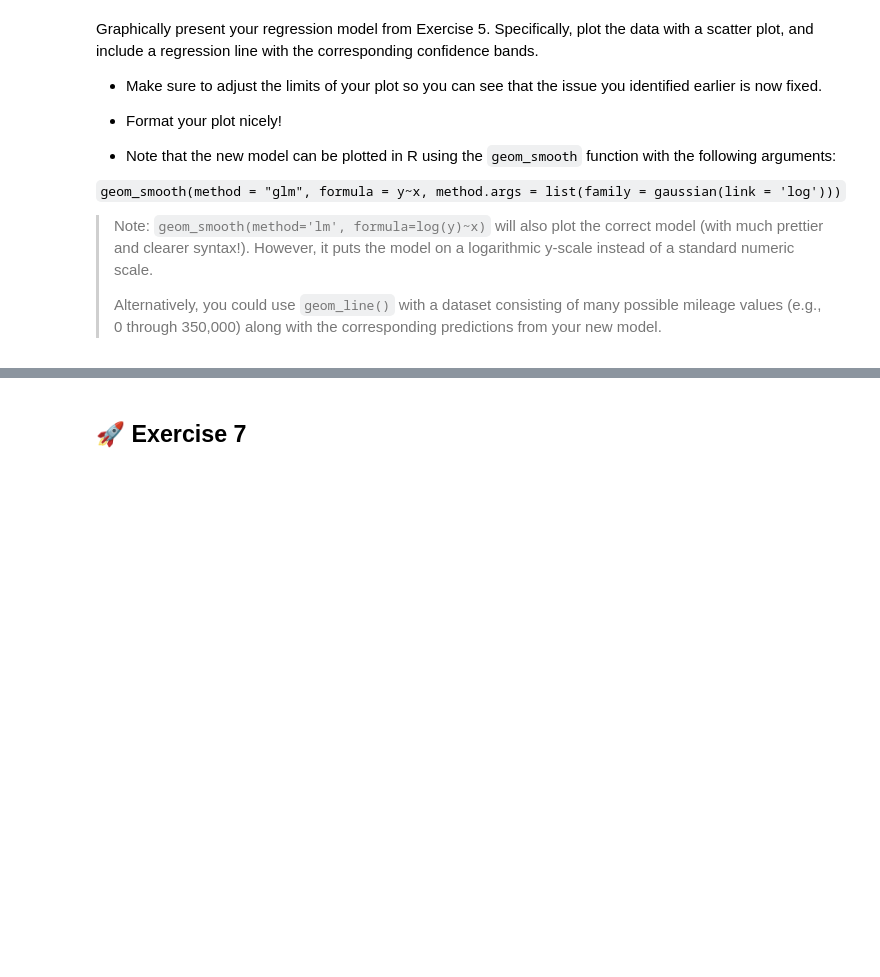
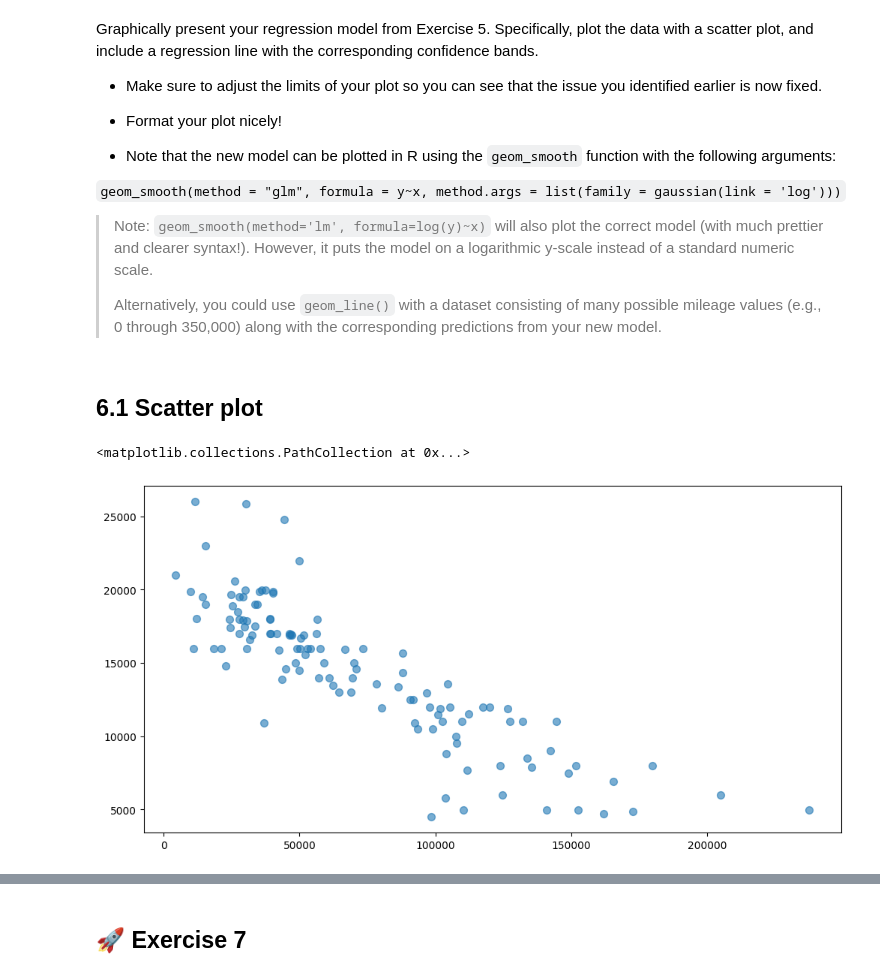
Before and after one commit to rony31416/CSE-837-ML-, a Jupyter notebook: hw4/linear-regression-exercises.ipynb, the cells around one changed output, grey strips where cells are left out. Cells and saved outputs as stored; diff of their text form; code cells hidden in the pictures; blank space fills up the shorter version.

```diff
--- a/hw4/linear-regression-exercises.ipynb
+++ b/hw4/linear-regression-exercises.ipynb
@@ -189,0 +324,10 @@ a scatter plot, and include a regression line with the corresponding confidence
+# %% [markdown]
+## 6.1 Scatter plot
+# %%
+%matplotlib inline
+
+fig, ax = plt.subplots(figsize=(12, 6))
+ax.scatter(accords['mileage'], accords['price'], alpha=0.6, s=50, label='Data')
+# %% [output]
+<matplotlib.collections.PathCollection at 0x...>
+[figure, added]
```
Also changed, not shown: parts of 52 cells of this notebook.
